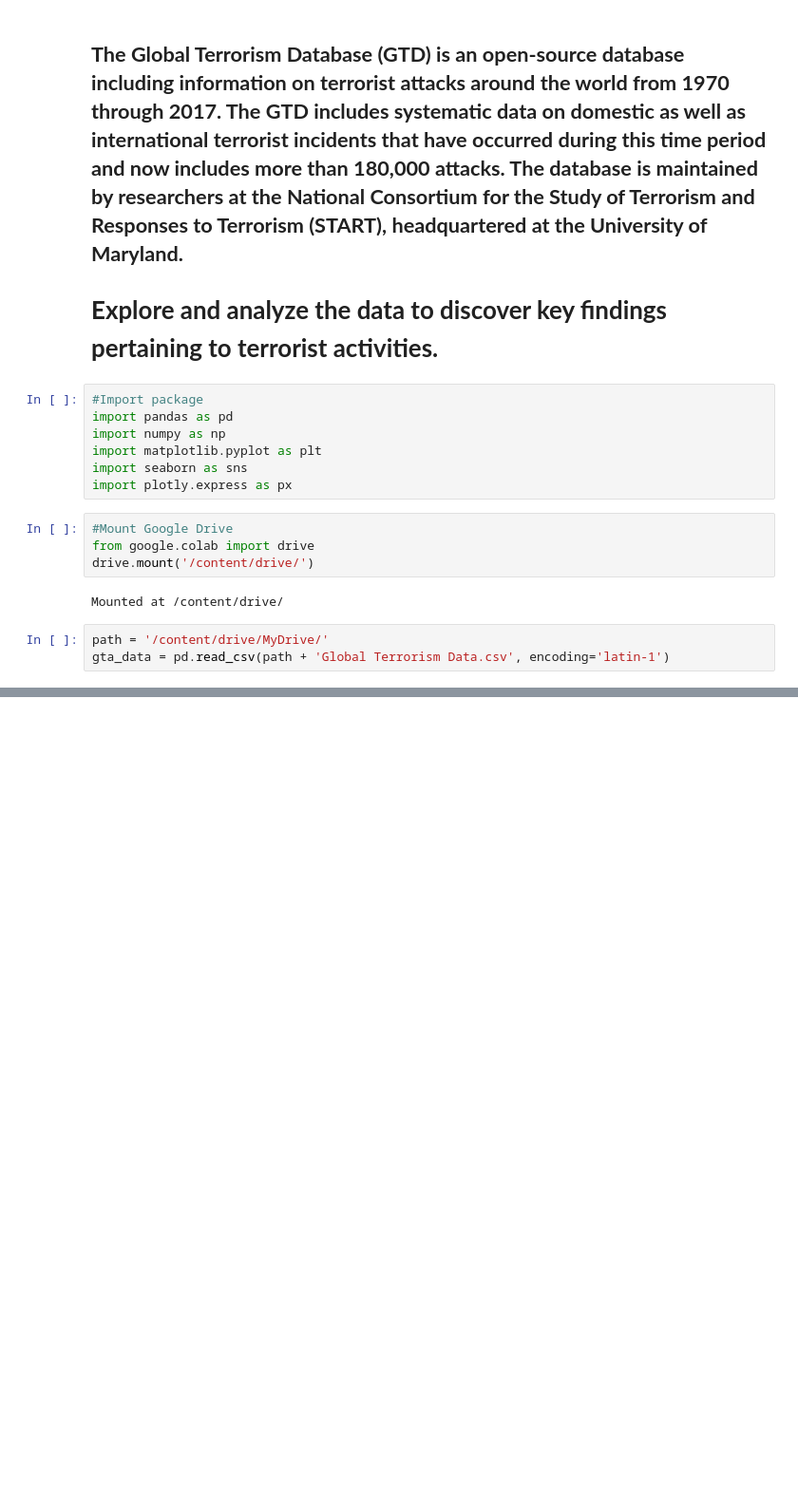
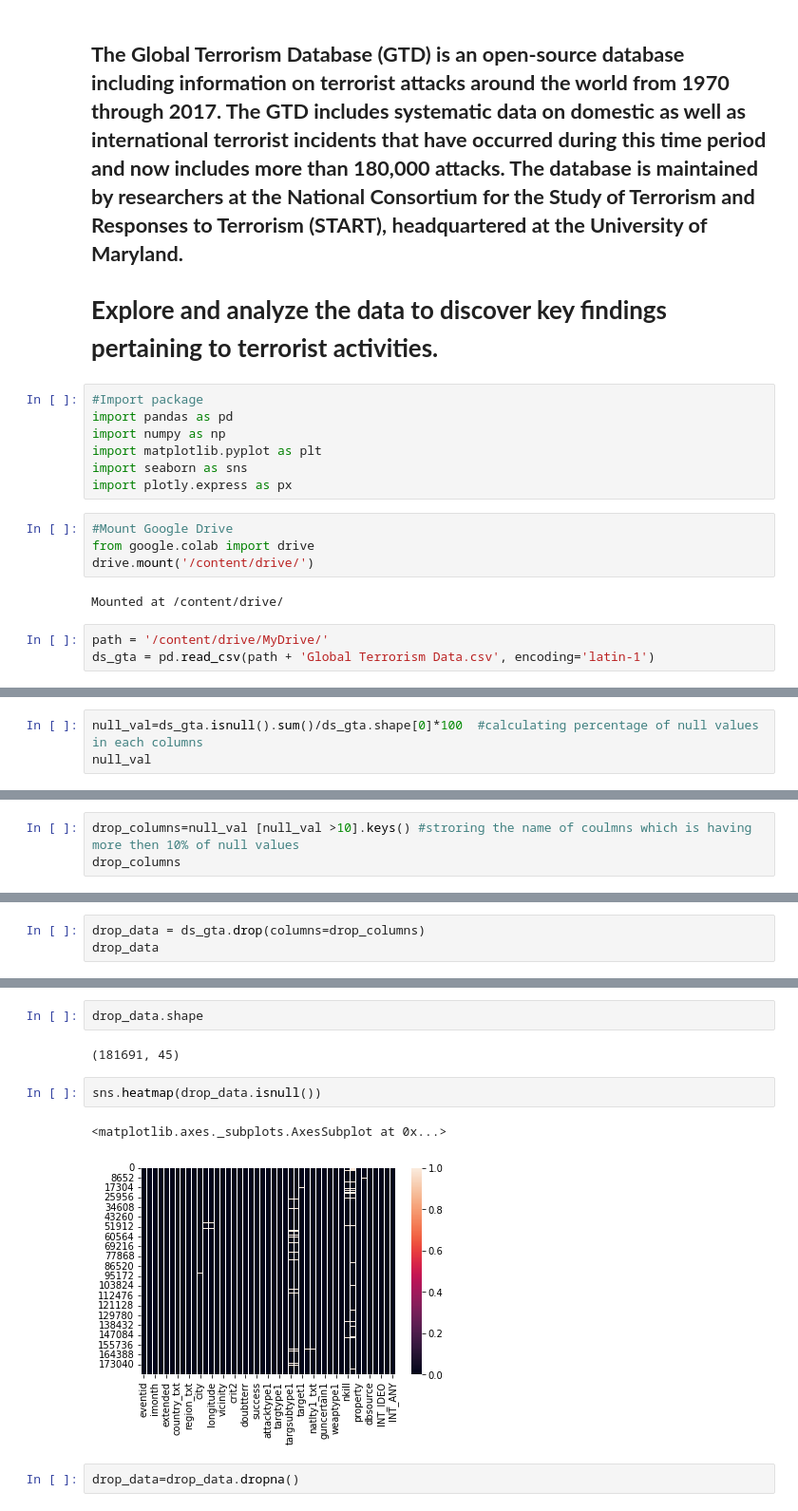
Before and after one commit to Shruti-254/Global-terrorism-analysis, a Jupyter notebook: Global_Terrorism_Analysis_Capstone_Project.ipynb, the cells around one changed output, grey strips where cells are left out. Shown at 95% size. Drawn from its saved outputs; the diff is of its cells as text; blank space fills up the shorter version.

```diff
--- a/Global_Terrorism_Analysis_Capstone_Project.ipynb
+++ b/Global_Terrorism_Analysis_Capstone_Project.ipynb
@@ -19,4 +19,4 @@ drive.mount('/content/drive/')
 Mounted at /content/drive/
 # %%
 path = '/content/drive/MyDrive/'
-gta_data = pd.read_csv(path + 'Global Terrorism Data.csv', encoding='latin-1')
+ds_gta = pd.read_csv(path + 'Global Terrorism Data.csv', encoding='latin-1')
@@ -66,0 +112,3 @@ gta_data.rename(columns = {'eventid':'event_id','iyear':'Year', 'imonth': 'Month
+# %%
+null_val=ds_gta.isnull().sum()/ds_gta.shape[0]*100  #calculating percentage of null values in each columns
+null_val
@@ -66,0 +128,3 @@ gta_data.rename(columns = {'eventid':'event_id','iyear':'Year', 'imonth': 'Month
+# %%
+drop_columns=null_val [null_val >10].keys() #stroring the name of coulmns which is having more then 10% of null values
+drop_columns
@@ -66,0 +152,3 @@ gta_data.rename(columns = {'eventid':'event_id','iyear':'Year', 'imonth': 'Month
+# %%
+drop_data = ds_gta.drop(columns=drop_columns)
+drop_data
@@ -66,0 +169,11 @@ gta_data.rename(columns = {'eventid':'event_id','iyear':'Year', 'imonth': 'Month
+# %%
+drop_data.shape
+# %% [output]
+(181691, 45)
+# %%
+sns.heatmap(drop_data.isnull())
+# %% [output]
+<matplotlib.axes._subplots.AxesSubplot at 0x...>
+[figure, added]
+# %%
+drop_data=drop_data.dropna()
```
Also changed, not shown: parts of 16 cells of this notebook.
